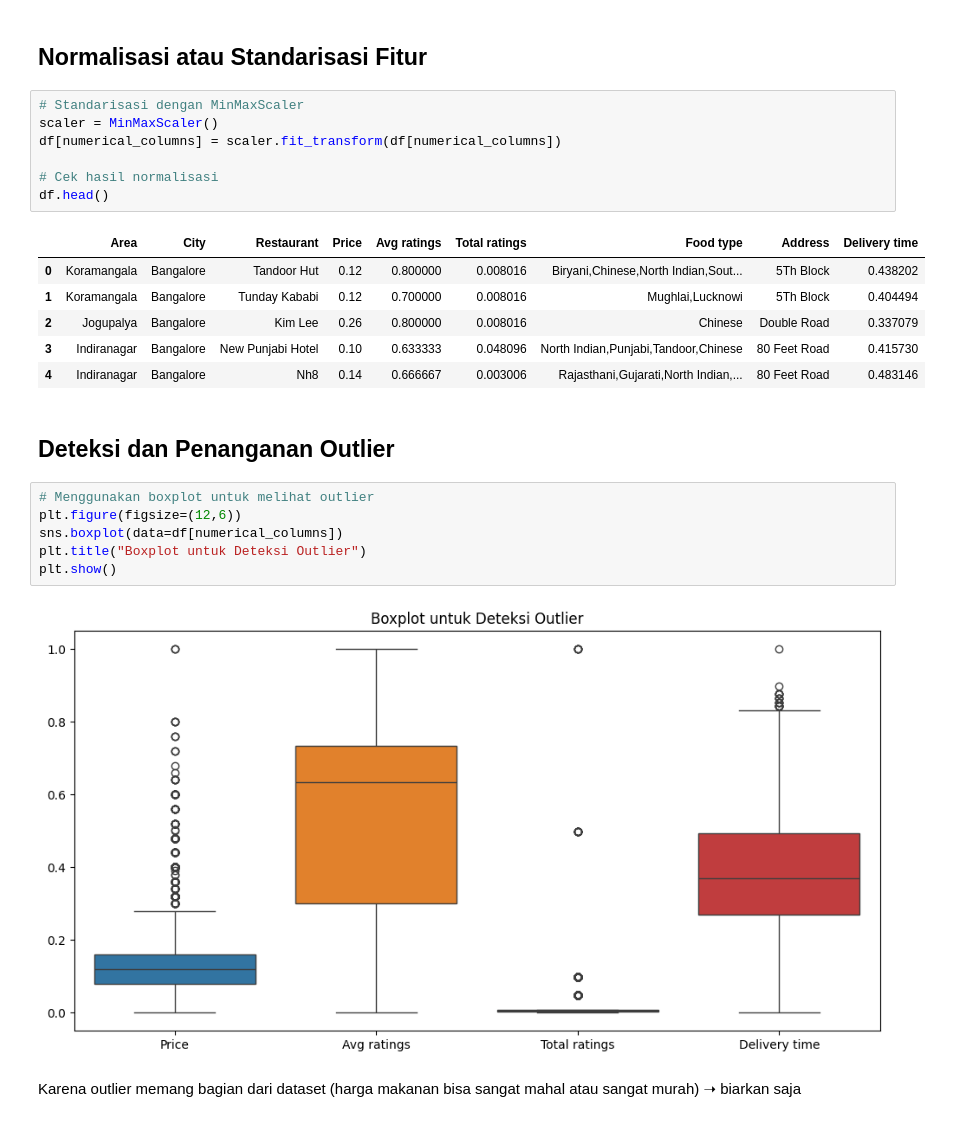
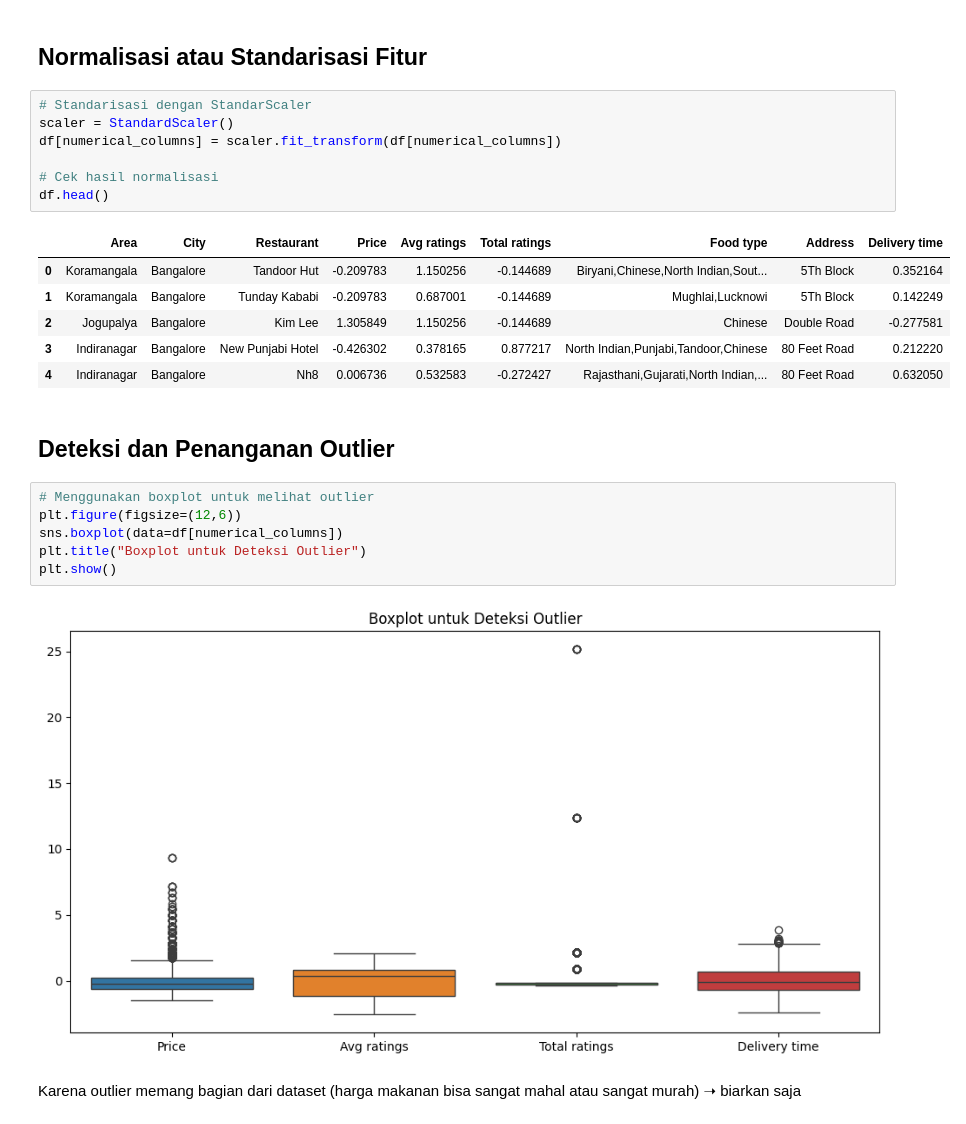
Before and after one commit to heriswaya/Clustering-Food-Delivery-Order-History-Data, a Jupyter notebook: [Clustering]_Submission_Akhir_BMLP_Heriswaya.ipynb, the cells around one changed output. Saved outputs shown, nothing was run; the diff lists cells and outputs as text.

```diff
--- a/[Clustering]_Submission_Akhir_BMLP_Heriswaya.ipynb
+++ b/[Clustering]_Submission_Akhir_BMLP_Heriswaya.ipynb
@@ -267,19 +267,19 @@ df = df.drop(columns=["ID"])
 # %% [markdown]
 ## Normalisasi atau Standarisasi Fitur
 # %%
-# Standarisasi dengan MinMaxScaler
-scaler = MinMaxScaler()
+# Standarisasi dengan StandarScaler
+scaler = StandardScaler()
 df[numerical_columns] = scaler.fit_transform(df[numerical_columns])
 
 # Cek hasil normalisasi
 df.head()
 # %% [output]
 |  | Area | City | Restaurant | Price | Avg ratings | Total ratings | Food type | Address | Delivery time |
-| 0 | Koramangala | Bangalore | Tandoor Hut | 0.12 | 0.800000 | 0.008016 | Biryani,Chinese,North Indian,Sout... | 5Th Block | 0.438202 |
-| 1 | Koramangala | Bangalore | Tunday Kababi | 0.12 | 0.700000 | 0.008016 | Mughlai,Lucknowi | 5Th Block | 0.404494 |
-| 2 | Jogupalya | Bangalore | Kim Lee | 0.26 | 0.800000 | 0.008016 | Chinese | Double Road | 0.337079 |
-| 3 | Indiranagar | Bangalore | New Punjabi Hotel | 0.10 | 0.633333 | 0.048096 | North Indian,Punjabi,Tandoor,Chinese | 80 Feet Road | 0.415730 |
-| 4 | Indiranagar | Bangalore | Nh8 | 0.14 | 0.666667 | 0.003006 | Rajasthani,Gujarati,North Indian,... | 80 Feet Road | 0.483146 |
+| 0 | Koramangala | Bangalore | Tandoor Hut | -0.209783 | 1.150256 | -0.144689 | Biryani,Chinese,North Indian,Sout... | 5Th Block | 0.352164 |
+| 1 | Koramangala | Bangalore | Tunday Kababi | -0.209783 | 0.687001 | -0.144689 | Mughlai,Lucknowi | 5Th Block | 0.142249 |
+| 2 | Jogupalya | Bangalore | Kim Lee | 1.305849 | 1.150256 | -0.144689 | Chinese | Double Road | -0.277581 |
+| 3 | Indiranagar | Bangalore | New Punjabi Hotel | -0.426302 | 0.378165 | 0.877217 | North Indian,Punjabi,Tandoor,Chinese | 80 Feet Road | 0.212220 |
+| 4 | Indiranagar | Bangalore | Nh8 | 0.006736 | 0.532583 | -0.272427 | Rajasthani,Gujarati,North Indian,... | 80 Feet Road | 0.632050 |
 # %% [markdown]
 ## Deteksi dan Penanganan Outlier
 # %%
@@ -289,7 +289,7 @@ sns.boxplot(data=df[numerical_columns])
 plt.title("Boxplot untuk Deteksi Outlier")
 plt.show()
 # %% [output]
-[figure, old version]
+[figure, new version]
 # %% [markdown]
 Karena outlier memang bagian dari dataset (harga makanan bisa sangat mahal atau sangat murah) ➝ biarkan saja
 # %% [markdown]
```
Also changed, not shown: parts of 26 cells of this notebook.
